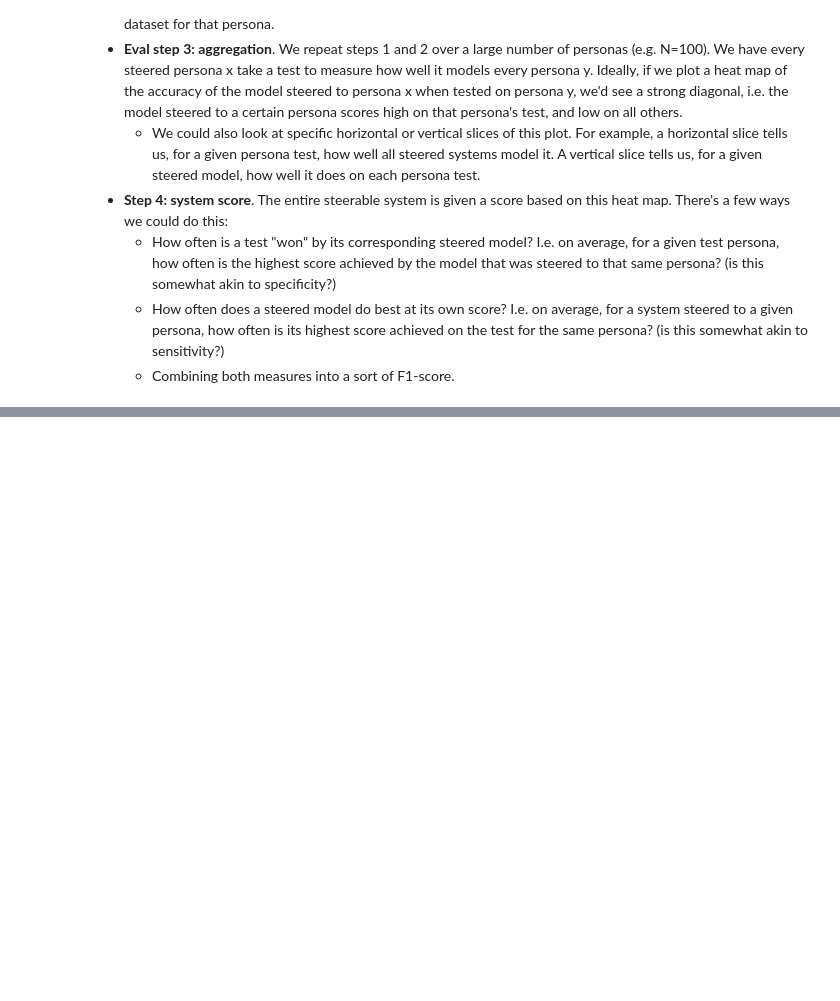
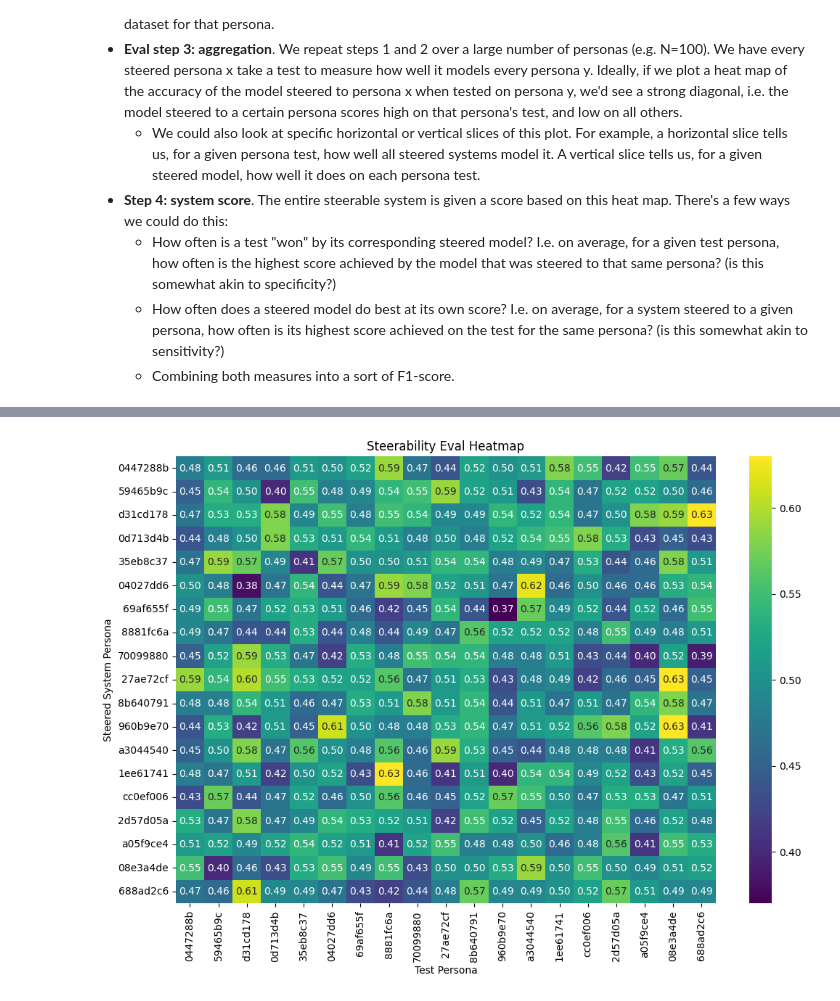
Before and after one commit to plastic-labs/steerability-eval, a Jupyter notebook: notebooks/steerability_eval.ipynb, the cells around one changed output, grey strips where cells are left out. Drawn from its saved outputs; the diff is of its cells as text; code cells hidden in the pictures; blank space fills up the shorter version.

Commit message:
End to end skeleton working with dummy steerable system

```diff
--- a/notebooks/steerability_eval.ipynb
+++ b/notebooks/steerability_eval.ipynb
@@ -117,4 +153,4 @@ class Dataset:
 personas_path = 'dataset/personas_tarot.csv'
 observations_path = 'dataset/w5_tarot.csv'
 
-dataset = Dataset(personas_path, observations_path)
+dataset = Dataset.from_csv(personas_path, observations_path)
@@ -169,0 +254,9 @@ class SteerabilityEval:
+# %%
+personas_path = 'dataset/personas_tarot.csv'
+observations_path = 'dataset/w5_tarot.csv'
+dataset = Dataset.from_csv(personas_path, observations_path)
+
+steerable_system = DummySteerableSystem()
+# %%
+eval = SteerabilityEval(steerable_system, dataset)
+eval.run_eval()
@@ -169,0 +303,17 @@ class SteerabilityEval:
+# %%
+# plot heatmap
+import seaborn as sns
+import matplotlib.pyplot as plt
+
+# Convert steered_system_scores to a DataFrame for easier plotting
+scores_df = pd.DataFrame(eval.steered_system_scores)
+
+# Plotting the heatmap
+plt.figure(figsize=(12, 8))
+sns.heatmap(scores_df, annot=True, fmt='.2f', cmap='viridis', cbar=True)
+plt.title('Steerability Eval Heatmap')
+plt.xlabel('Test Persona')
+plt.ylabel('Steered System Persona')
+plt.show()
+# %% [output]
+[figure, added]
```
Also changed, not shown: parts of 8 cells of this notebook.
